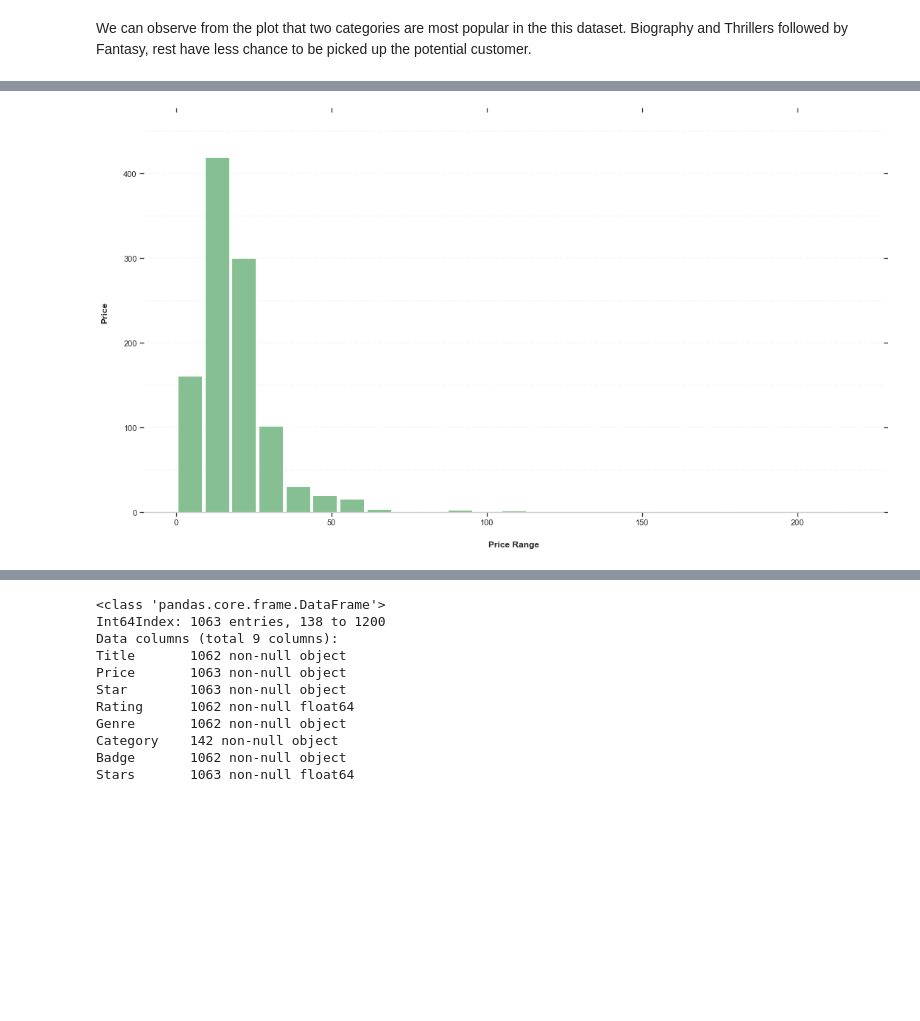
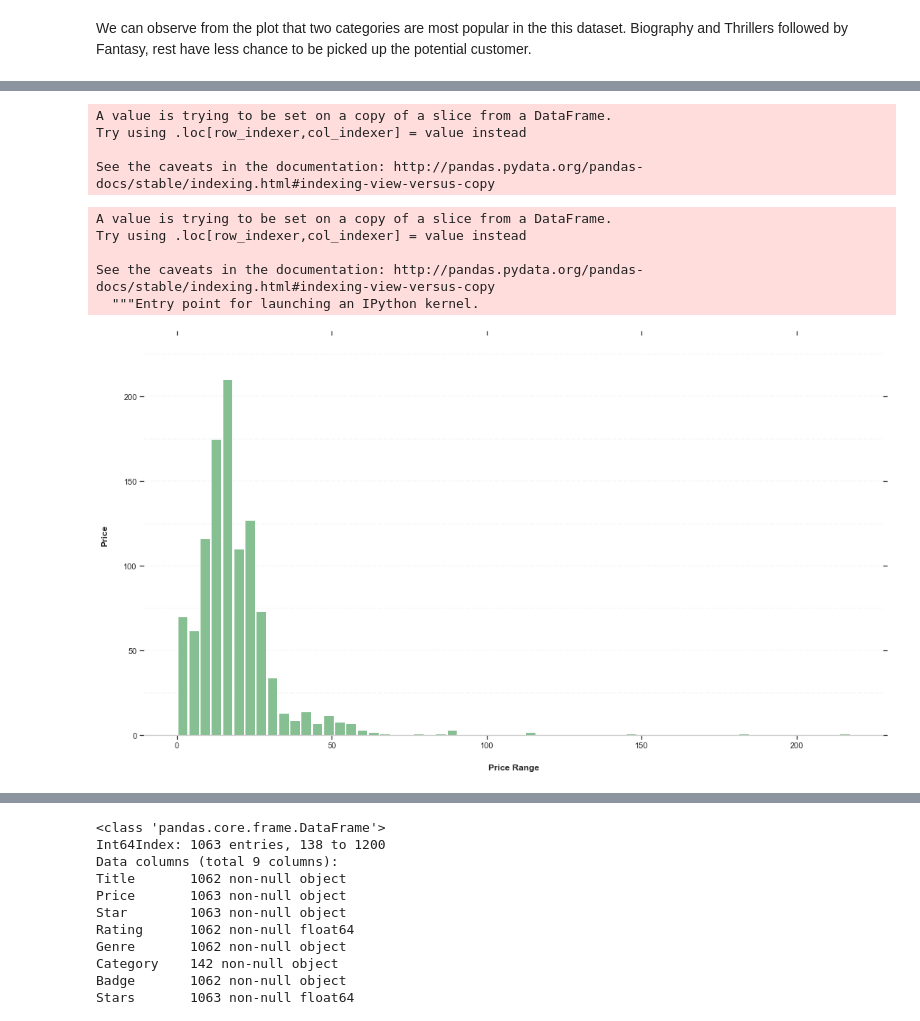
Before and after one commit to Richa-Vala/NYCWebscraping, a Jupyter notebook: NYCEDA.ipynb, the cells around one changed output, grey strips where cells are left out. Drawn from its saved outputs; the diff is of its cells as text; code cells hidden in the pictures; blank space fills up the shorter version.

```diff
--- a/NYCEDA.ipynb
+++ b/NYCEDA.ipynb
@@ -415,3 +417,7 @@ dfbook1['Stars'] = dfbook1['Star'].str.split(' ').str[0]
+# %%
+dfbook1['Star'] = dfbook1['Star'].replace(np.nan, '3.9 out of 5 stars', regex=True)
+# Split Star column to extract Number of Star
+rank_df['Stars'] = rank_df['Star'].str.split(' ').str[0]
 # %%
 rank_df.head()
 # %% [output]
@@ -692,33 +750,49 @@ We can observe from the plot that two categories are most popular in the this da
+# %%
+#merged_best1['Stars']= merged_best1['Stars'].astype(str).astype(float)
+merged_best1['Stars'] = merged_best1['Star'].str.split(' ').str[0]
+# %% [output]
+A value is trying to be set on a copy of a slice from a DataFrame.
+Try using .loc[row_indexer,col_indexer] = value instead
+
+See the caveats in the documentation: http://pandas.pydata.org/pandas-docs/stable/indexing.html#indexing-view-versus-copy
+# %%
+merged_best1['Stars']= merged_best1['Stars'].astype(str).astype(float)
+# %% [output]
+A value is trying to be set on a copy of a slice from a DataFrame.
+Try using .loc[row_indexer,col_indexer] = value instead
+
+See the caveats in the documentation: http://pandas.pydata.org/pandas-docs/stable/indexing.html#indexing-view-versus-copy
+  """Entry point for launching an IPython kernel.
 # %%
 # 6. What is the price range, that is most present in the top 100 ?
 # plot histogram
 
 
-ax = dfbook1.hist(column='Price', bins=25, grid=False, figsize=(18,10), color='#86bf91', zorder=2, rwidth=0.9)
+ax = dfbook1.hist(column='Price', bins= 60,grid=False, figsize=(18,10), color='#86bf91', zorder=2, rwidth=0.9)
 
 ax = ax[0]
 for x in ax:
 
     # Despine
     x.spines['right'].set_visible(False)
     x.spines['top'].set_visible(False)
     x.spines['left'].set_visible(False)
 
     # Switch off ticks
     x.tick_params(axis="both", which="both", bottom="off", top="off", labelbottom="on", left="off", right="off", labelleft="on")
 
     # Draw horizontal axis lines
     vals = x.get_yticks()
     for tick in vals:
         x.axhline(y=tick, linestyle='dashed', alpha=0.4, color='#eeeeee', zorder=1)
 
     # Remove title
     x.set_title("")
 
     # Set x-axis label
     x.set_xlabel("Price Range", labelpad=20, weight='bold', size=12)
 
     # Set y-axis label
     x.set_ylabel("Price", labelpad=20, weight='bold', size=12)
 # %% [output]
-[figure, old version]
+[figure, new version]
```
Also changed, not shown: parts of 25 cells of this notebook, 2 other files.
